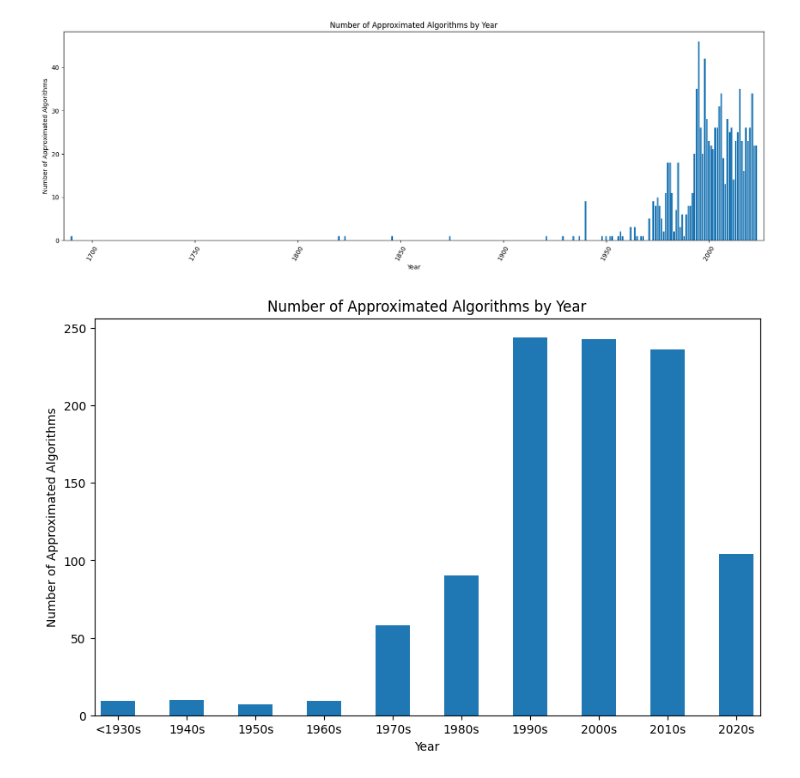
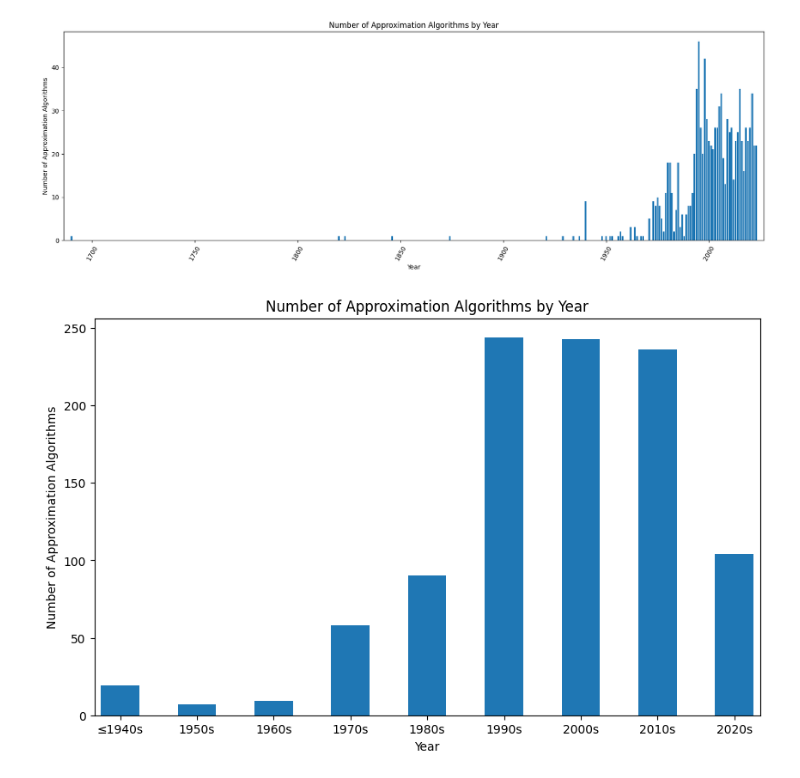
Before and after one commit to andrewlucasgs/approximation-algorithms, a Jupyter notebook: type_of_ptas.ipynb, the cells around one changed output. Saved outputs shown, nothing was run; the diff lists cells and outputs as text; code cells hidden in the pictures.

```diff
--- a/type_of_ptas.ipynb
+++ b/type_of_ptas.ipynb
@@ -17,20 +17,20 @@ columns = [
     'Parametrized Approximation?',
     'Type of PTAS (if PTAS)'
 ]
-approximated_algorithms = pd.read_csv('approximated_algorithms.csv', usecols=columns)
+approximation_algorithms = pd.read_csv('approximation_algorithms.csv', usecols=columns)
 
 # Clean and prepare the data
 
 
-approximated_algorithms['Year'] = pd.to_numeric(approximated_algorithms['Year'].str.extract(r'(\d{4})')[0], errors='coerce')
-approximated_algorithms.dropna(subset=['Year'], inplace=True)
-approximated_algorithms['Year'] = approximated_algorithms['Year'].astype(int)
+approximation_algorithms['Year'] = pd.to_numeric(approximation_algorithms['Year'].str.extract(r'(\d{4})')[0], errors='coerce')
+approximation_algorithms.dropna(subset=['Year'], inplace=True)
+approximation_algorithms['Year'] = approximation_algorithms['Year'].astype(int)
 
 
 # Sort the DataFrame for correct group-wise comparison
-approximated_algorithms.sort_values(by=['Family Name', 'Variation', 'Year'], inplace=True)
+approximation_algorithms.sort_values(by=['Family Name', 'Variation', 'Year'], inplace=True)
 
-approximated_algorithms
+approximation_algorithms
 # %% [output]
 |  | Family Name | Variation | Algorithm Name | Year | Time Complexity Class | Approximation Factor Class (Mult) | ... |
 | 148 | All-Pairs Shortest Paths (APSP) | APSP, unweighted, undirected, no ... | Aingworth, Chekuri, Indyk, Motwani | 1999 | 5.5 | 0 | ... |
@@ -66,39 +66,39 @@ plt.show()
 # %% [output]
 [figure]
 # %%
-# Plot number of approximated algorithms by decade
-data = approximated_algorithms
+# Plot number of approximation algorithms by decade
+data = approximation_algorithms
 
 data = data.groupby(data['Year'] // 10 * 10).size()
 
-# merge all year <= 1930 into 1930
-data[1930] = data.loc[:1930].sum()
-data = data.drop(data.loc[:1929].index)
+# merge all year <= 1940 into 1940
+data[1940] = data.loc[:1940].sum()
+data = data.drop(data.loc[:1939].index)
 
 
 
 
 
 
 
 fig, ax = plt.subplots()
 
 bar_container = ax.bar(data.index, data.values, width=5)
 
 # set figure size
 fig.set_size_inches(10, 6)
 
 plt.margins(x=0.01)
 
 
 
 ax.set_xticks(data.index)
-ax.set_xticklabels(['<1930s'] + [str(year) + 's' for year in data.index[1:]])
+ax.set_xticklabels(['≤1940s'] + [str(year) + 's' for year in data.index[1:]])
 
 ax.set_xlabel('Year')
-ax.set_ylabel('Number of Approximated Algorithms')
-ax.set_title('Number of Approximated Algorithms by Year')
+ax.set_ylabel('Number of Approximation Algorithms')
+ax.set_title('Number of Approximation Algorithms by Year')
 plt.show()
 # %% [output]
-[figure, old version]
+[figure, new version]
 # %%
```
Also changed, not shown: parts of 6 cells of this notebook, 3 other files.
